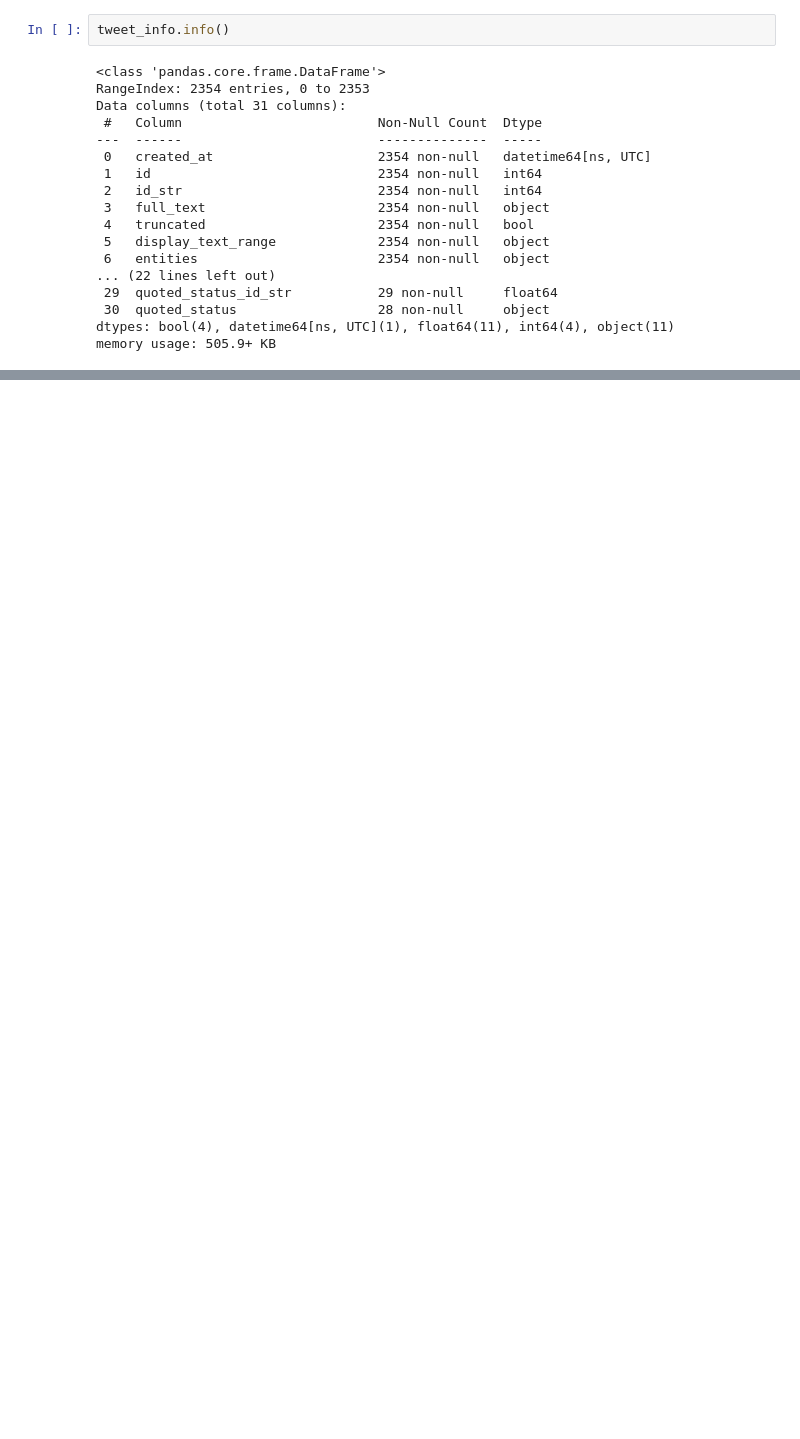
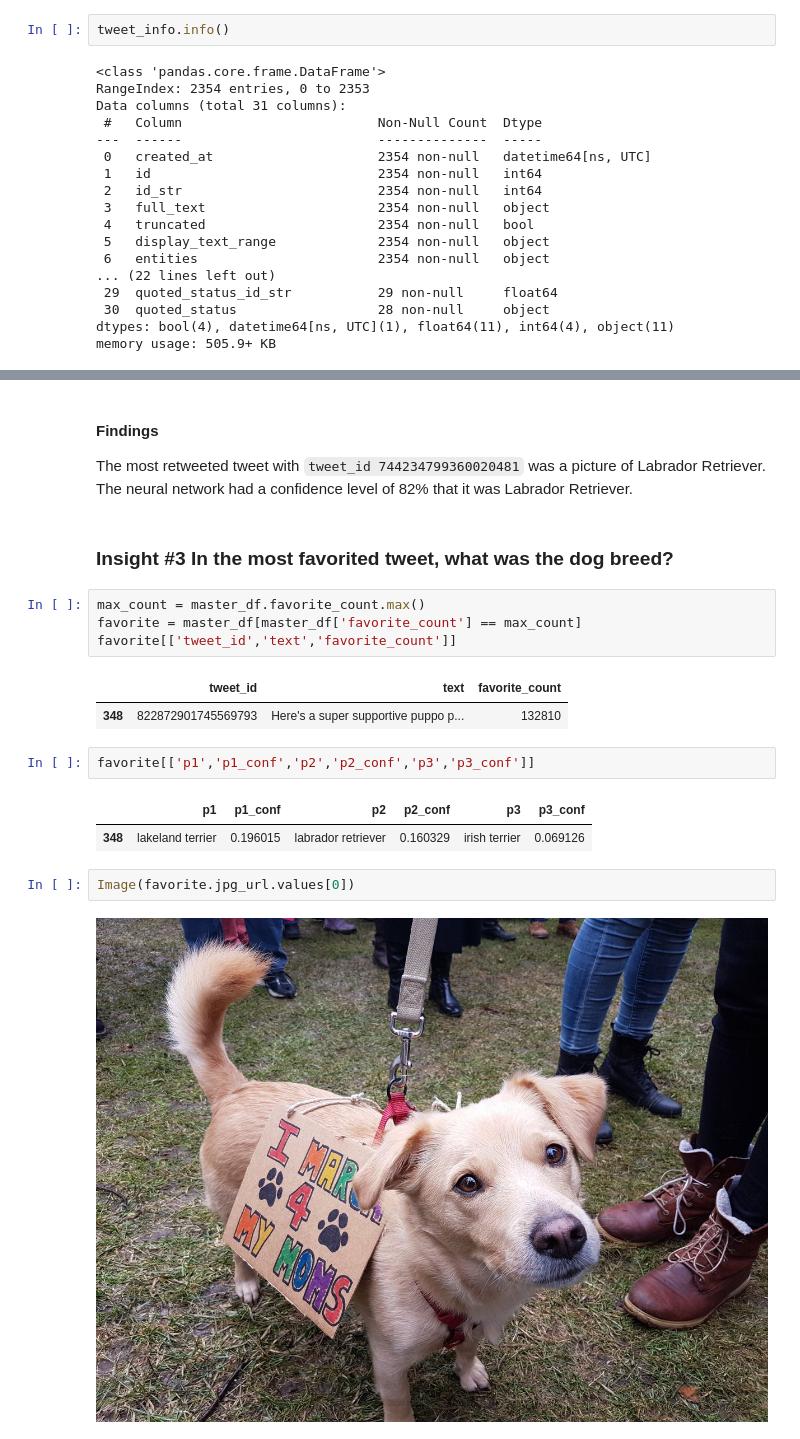
Before and after one commit to NajibAdan/UdacityxALX, a Jupyter notebook: Project_002/wrangle_act.ipynb, the cells around one changed output, grey strips where cells are left out. Cells and saved outputs as stored; diff of their text form; blank space fills up the shorter version.

```diff
--- a/Project_002/wrangle_act.ipynb
+++ b/Project_002/wrangle_act.ipynb
@@ -236,0 +711,21 @@ memory usage: 427.6+ KB
+# %% [markdown]
+#### Findings
+The most retweeted tweet with `tweet_id 744234799360020481` was a picture of Labrador Retriever. The neural network had a confidence level of 82% that it was Labrador Retriever.
+# %% [markdown]
+### Insight #3 In the most favorited tweet, what was the dog breed?
+# %%
+max_count = master_df.favorite_count.max()
+favorite = master_df[master_df['favorite_count'] == max_count]
+favorite[['tweet_id','text','favorite_count']]
+# %% [output]
+|  | tweet_id | text | favorite_count |
+| 348 | 822872901745569793 | Here's a super supportive puppo p... | 132810 |
+# %%
+favorite[['p1','p1_conf','p2','p2_conf','p3','p3_conf']]
+# %% [output]
+|  | p1 | p1_conf | p2 | p2_conf | p3 | p3_conf |
+| 348 | lakeland terrier | 0.196015 | labrador retriever | 0.160329 | irish terrier | 0.069126 |
+# %%
+Image(favorite.jpg_url.values[0])
+# %% [output]
+[figure, added]
```
Also changed, not shown: parts of 139 cells of this notebook, 7 other files.
